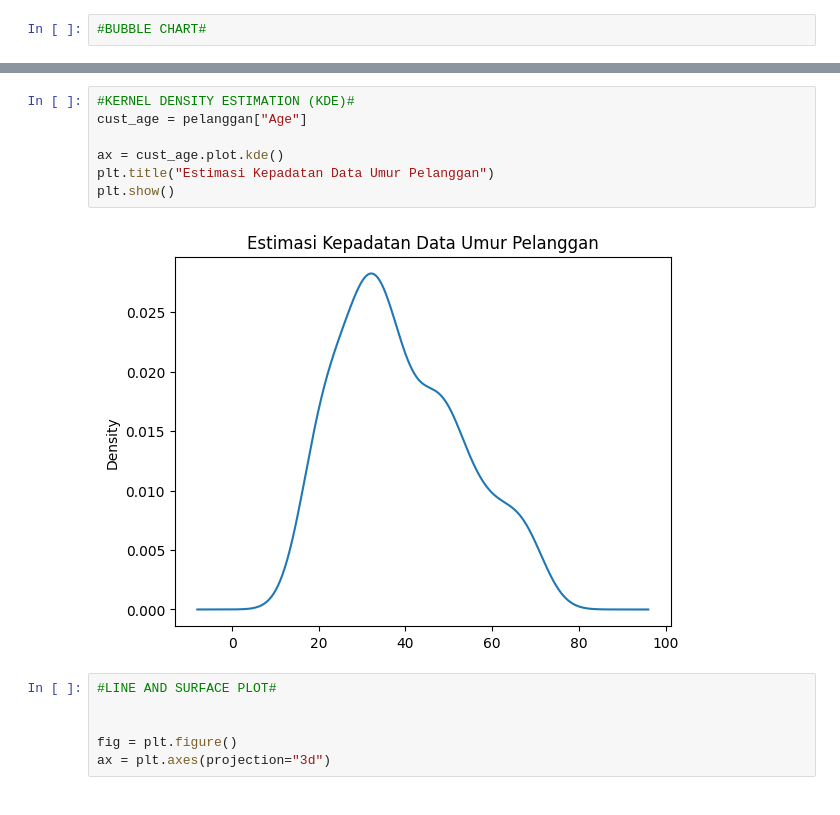
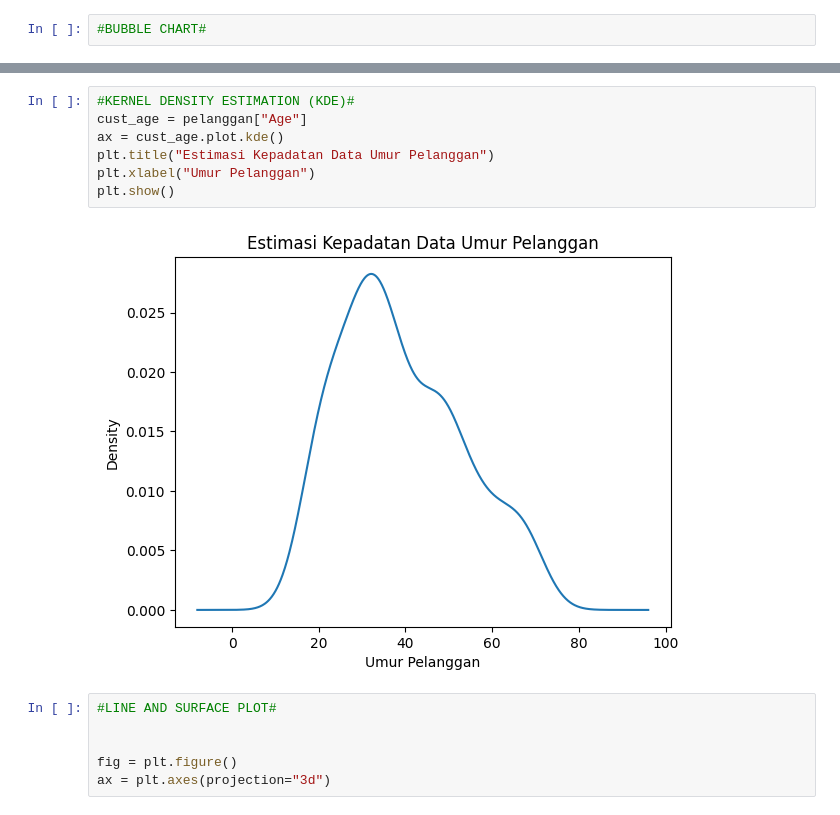
Before and after one commit to rakafebriansy/KULIAH, a Jupyter notebook: AVD2/plotting.ipynb, the cells around one changed output, grey strips where cells are left out. Cells and saved outputs as stored; diff of their text form.

```diff
--- a/AVD2/plotting.ipynb
+++ b/AVD2/plotting.ipynb
@@ -66,12 +62,12 @@ plt.show()
 # %%
 #KERNEL DENSITY ESTIMATION (KDE)#
 cust_age = pelanggan["Age"]
-
 ax = cust_age.plot.kde()
 plt.title("Estimasi Kepadatan Data Umur Pelanggan")
+plt.xlabel("Umur Pelanggan")
 plt.show()
 # %% [output]
-[figure, old version]
+[figure, new version]
 # %%
 #LINE AND SURFACE PLOT#
 
```
Also changed, not shown: parts of 3 cells of this notebook.
